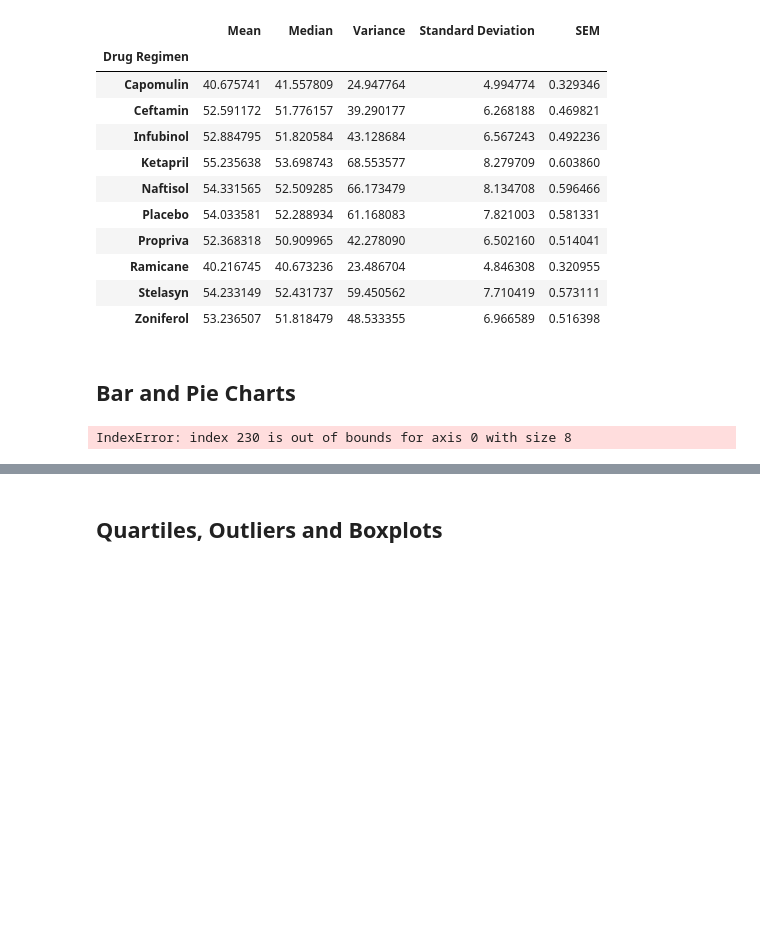
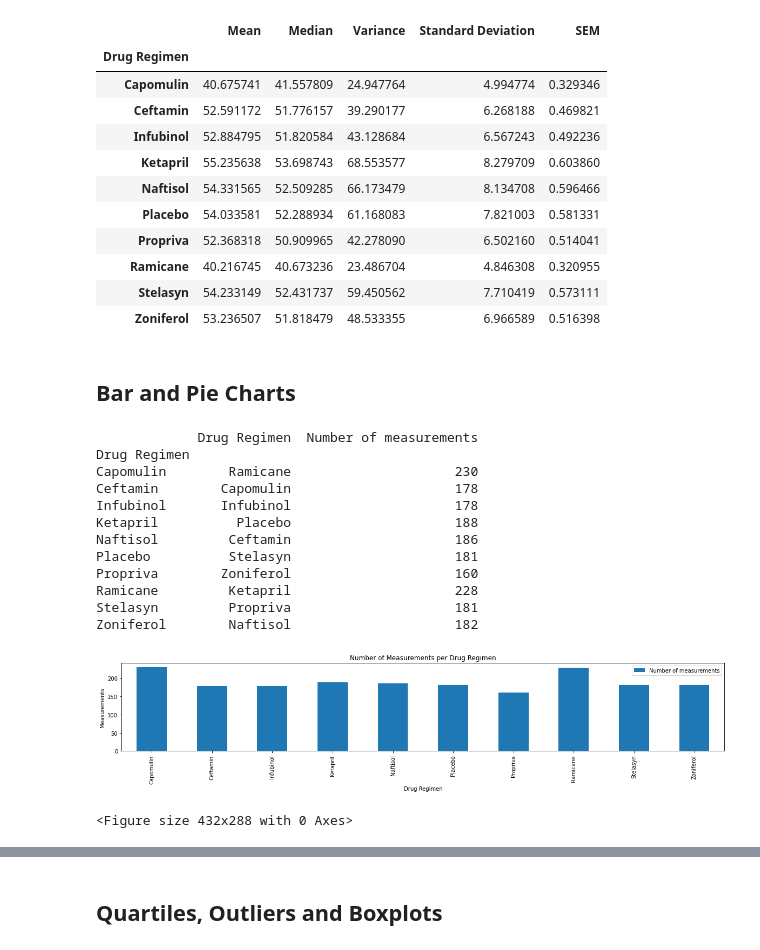
Before and after one commit to Corters22/Pymaceuticals_Review, a Jupyter notebook: pymaceuticals_starter.ipynb, the cells around one changed output, grey strips where cells are left out. Saved outputs shown, nothing was run; the diff lists cells and outputs as text; code cells hidden in the pictures; blank space fills up the shorter version.

Commit message:
added bar charts

```diff
--- a/pymaceuticals_starter.ipynb
+++ b/pymaceuticals_starter.ipynb
@@ -103,12 +105,31 @@ sum_df
 ## Bar and Pie Charts
 # %%
 # Generate a bar plot showing the total number of measurements taken on each drug regimen using pandas.
-#x_axis = full_data_df['Drug Regimen'].unique()
-#y_axis = grouped_by_drug_df['Tumor Volume (mm3)'].count()
+regimen_count = grouped_by_drug_df['Tumor Volume (mm3)'].count()
 
-bar_by_pandas = grouped_by_drug_df.plot.bar(y=grouped_by_drug_df['Tumor Volume (mm3)'].count(), color="red", alpha=0.5, use_index=True,)
-bar_by_pandas
+regimen_count_df = pd.DataFrame({"Drug Regimen": cleaned_full_data_df['Drug Regimen'].unique(),
+                                 "Number of measurements": regimen_count})
+print(regimen_count_df)
+
+regimen_count_df.plot(kind="bar", figsize=(20,3))
+plt.title("Number of Measurements per Drug Regimen")
+plt.ylabel("Measurements")
+plt.show()
+plt.tight_layout()
 # %% [output]
-IndexError: index 230 is out of bounds for axis 0 with size 8
+             Drug Regimen  Number of measurements
+Drug Regimen
+Capomulin        Ramicane                     230
+Ceftamin        Capomulin                     178
+Infubinol       Infubinol                     178
+Ketapril          Placebo                     188
+Naftisol         Ceftamin                     186
+Placebo          Stelasyn                     181
+Propriva        Zoniferol                     160
+Ramicane         Ketapril                     228
+Stelasyn         Propriva                     181
+Zoniferol        Naftisol                     182
+[figure, added]
+<Figure size 432x288 with 0 Axes>
 # %%
 # Generate a bar plot showing the total number of measurements taken on each drug regimen using pyplot.
```
Also changed, not shown: parts of 3 cells of this notebook.
